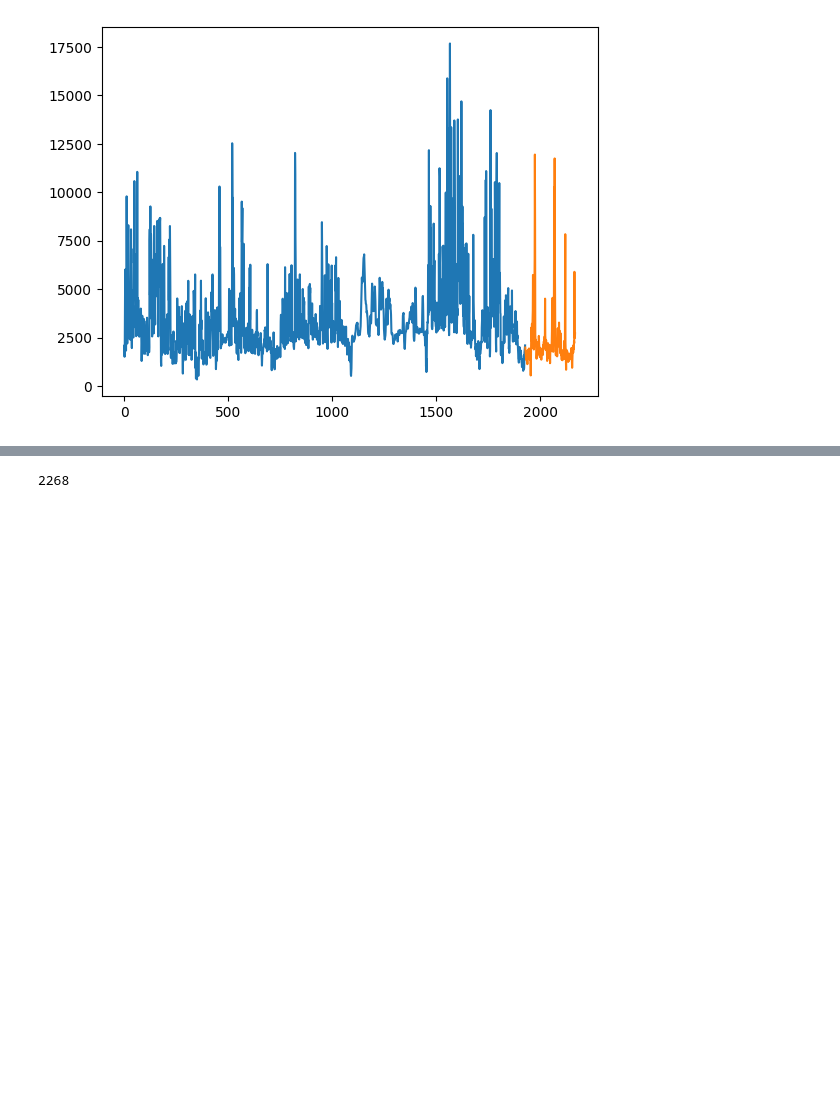
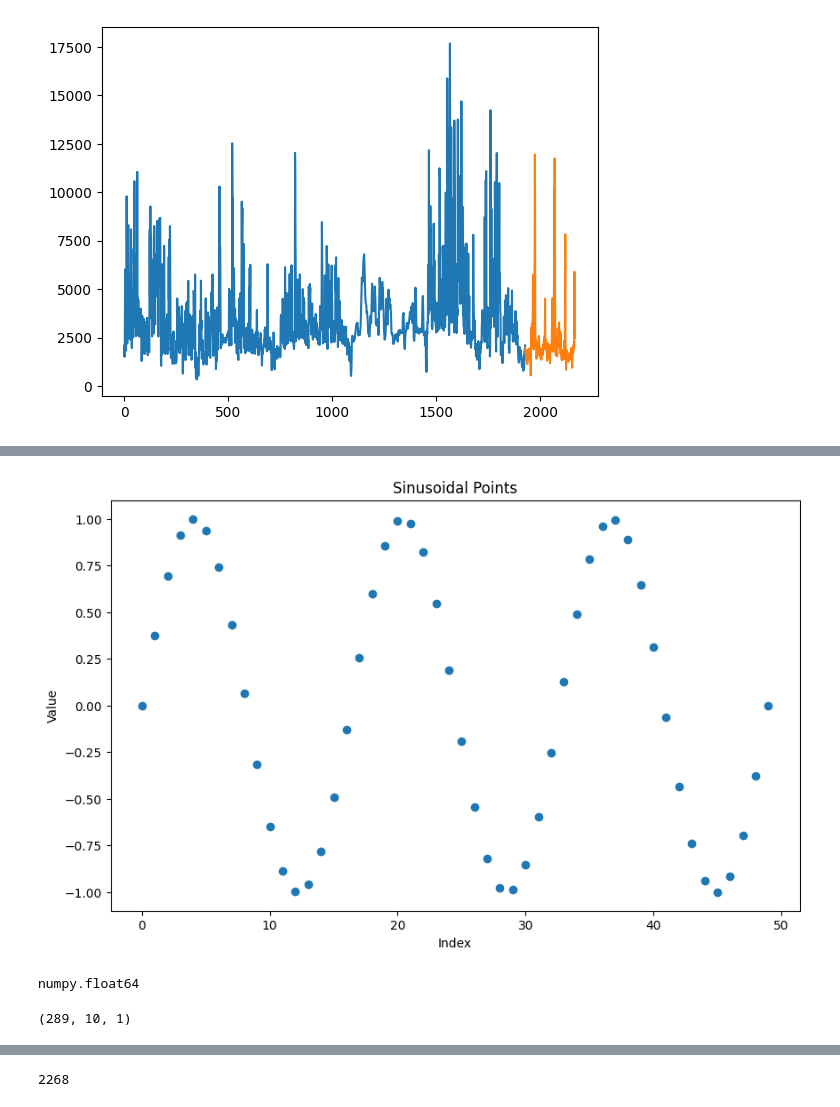
Before and after one commit to mohammadsanaee/LSTM_spot_price, a Jupyter notebook: LSTM.ipynb, the cells around one changed output, grey strips where cells are left out. Drawn from its saved outputs; the diff is of its cells as text; code cells hidden in the pictures; blank space fills up the shorter version.

```diff
--- a/LSTM.ipynb
+++ b/LSTM.ipynb
@@ -239,0 +244,26 @@ x_input.shape
+# %%
+import numpy as np
+import matplotlib.pyplot as plt
+
+def generate_points(n_points, amplitude, frequency):
+    time = np.linspace(0, 2*np.pi, n_points)
+    points = amplitude * np.sin(frequency * time)
+    return points
+
+# Parameters
+n_points = 50  # Number of points
+amplitude = 1.0  # Amplitude of the sinusoidal function
+frequency = 3.0  # Frequency of the sinusoidal function
+
+# Generate points
+test_points = generate_points(n_points, amplitude, frequency)
+
+# Plot the points
+plt.figure(figsize=(10, 6))
+plt.plot(test_points,'o')
+plt.title("Sinusoidal Points")
+plt.xlabel("Index")
+plt.ylabel("Value")
+plt.show()
+# %% [output]
+[figure, added]
@@ -239,0 +283,4 @@ x_input.shape
+# %%
+type(indexed_test[0,0])
+# %% [output]
+numpy.float64
@@ -239,0 +301,4 @@ x_input.shape
+# %%
+X_train.shape
+# %% [output]
+(289, 10, 1)
```
Also changed, not shown: parts of 15 cells of this notebook.
